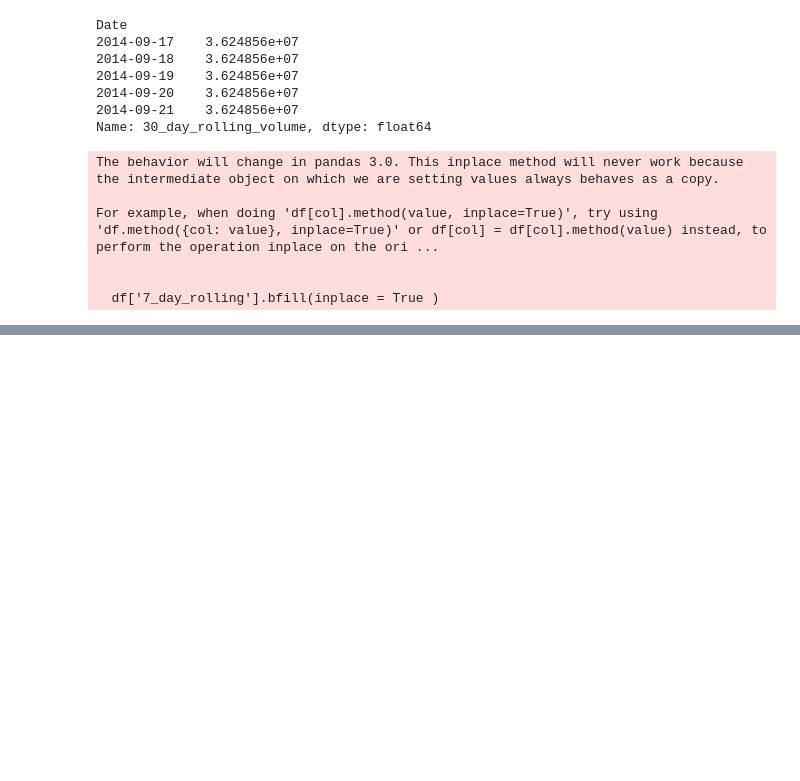
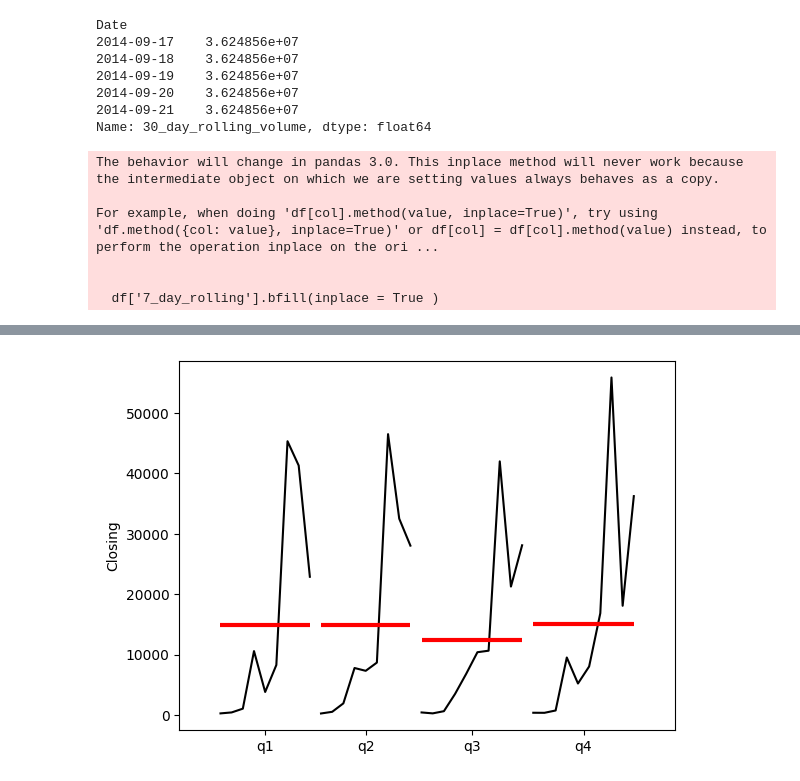
Before and after one commit to Mnr04/Time_series_analysis_course, a Jupyter notebook: Cours1_TSA.ipynb, the cells around one changed output, grey strips where cells are left out. Saved outputs shown, nothing was run; the diff lists cells and outputs as text; code cells hidden in the pictures; blank space fills up the shorter version.

```diff
--- a/Cours1_TSA.ipynb
+++ b/Cours1_TSA.ipynb
@@ -218,0 +241,6 @@ df.head()
+# %%
+# Plotting the quarterly seasonality
+quarter_plot(df["Close"].resample('QE').mean(), ylabel = 'Closing')
+plt.show()
+# %% [output]
+[figure, added]
```
Also changed, not shown: parts of 8 cells of this notebook.
